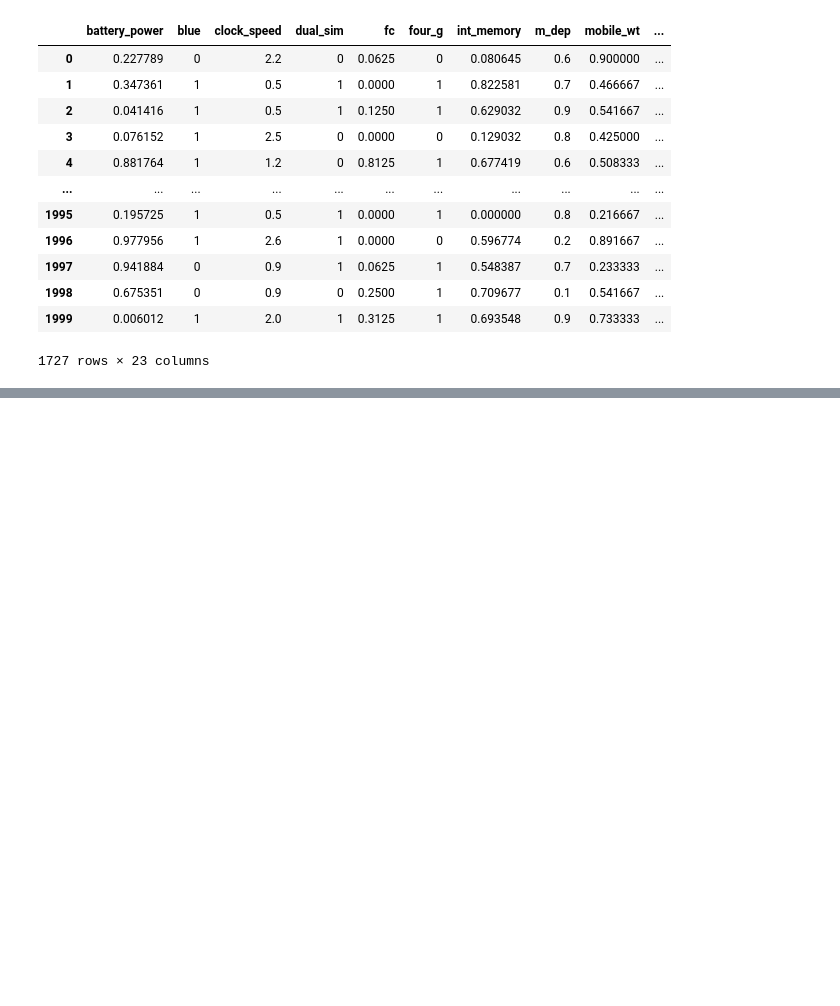
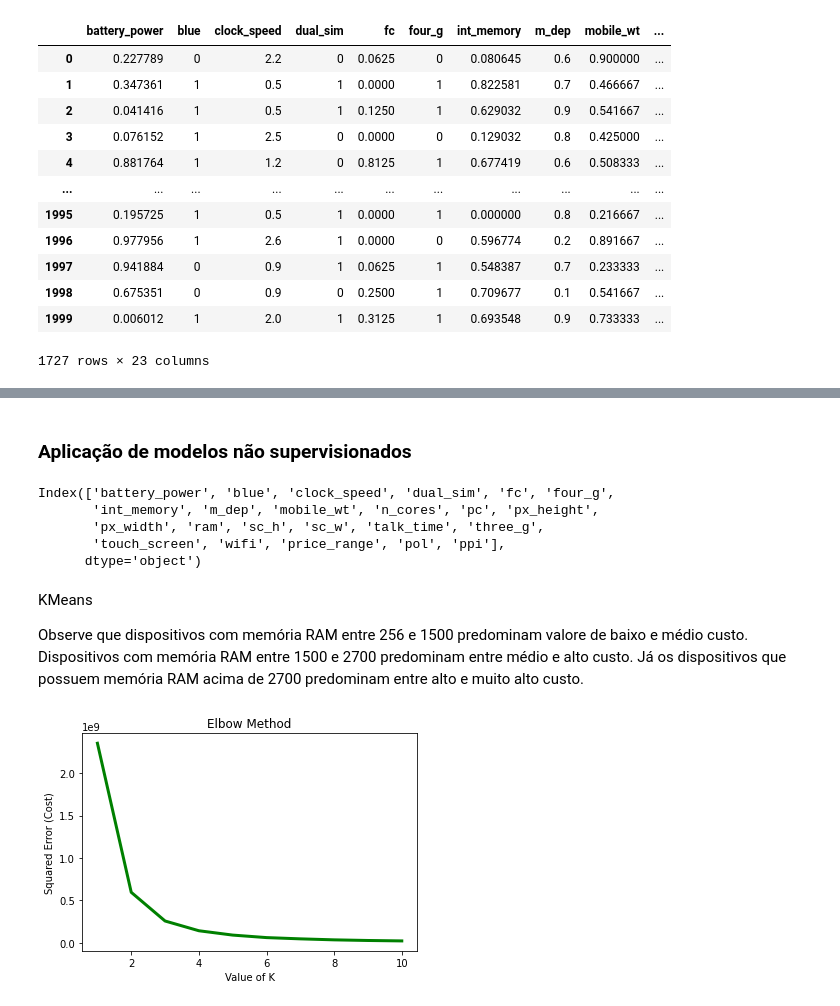
Before and after one commit to lucastsc/cellphone, a Jupyter notebook: cellphone.ipynb, the cells around one changed output, grey strips where cells are left out. Cells and saved outputs as stored; diff of their text form; code cells hidden in the pictures; blank space fills up the shorter version.

```diff
--- a/cellphone.ipynb
+++ b/cellphone.ipynb
@@ -488,0 +402,35 @@ Acurácia de SVM: 0.7035014090177133
+# %% [markdown]
+### Aplicação de modelos não supervisionados
+# %%
+celltrain.columns
+# %% [output]
+Index(['battery_power', 'blue', 'clock_speed', 'dual_sim', 'fc', 'four_g',
+       'int_memory', 'm_dep', 'mobile_wt', 'n_cores', 'pc', 'px_height',
+       'px_width', 'ram', 'sc_h', 'sc_w', 'talk_time', 'three_g',
+       'touch_screen', 'wifi', 'price_range', 'pol', 'ppi'],
+      dtype='object')
+# %% [markdown]
+KMeans
+
+Observe que dispositivos com memória RAM entre 256 e 1500 predominam valore de baixo e médio custo. Dispositivos com memória RAM entre 1500 e 2700 predominam entre médio e alto custo. Já os dispositivos que possuem memória RAM acima de 2700 predominam entre alto e muito alto custo.
+# %%
+def elbow_method(X,title):
+    cost =[]
+    for i in range(1, 11):
+        KM = KMeans(n_clusters = i, max_iter = 500)
+        KM.fit(X)
+
+        # calculates squared error
+        # for the clustered points
+        cost.append(KM.inertia_)
+
+    # plot the cost against K values
+    plt.plot(range(1, 11), cost, color ='g', linewidth ='3')
+    plt.title(title)
+    plt.xlabel("Value of K")
+    plt.ylabel("Squared Error (Cost)")
+    plt.show() # clear the plot
+
+elbow_method(celltrain[['ram','price_range']], 'Elbow Method')
+# %% [output]
+[figure, added]
```
Also changed, not shown: parts of 28 cells of this notebook.
